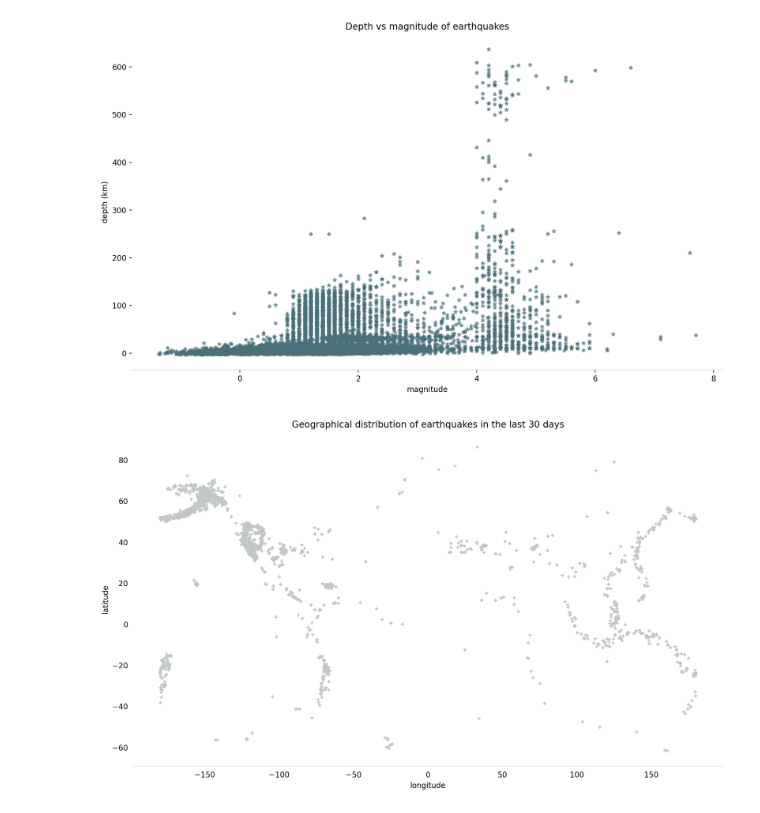
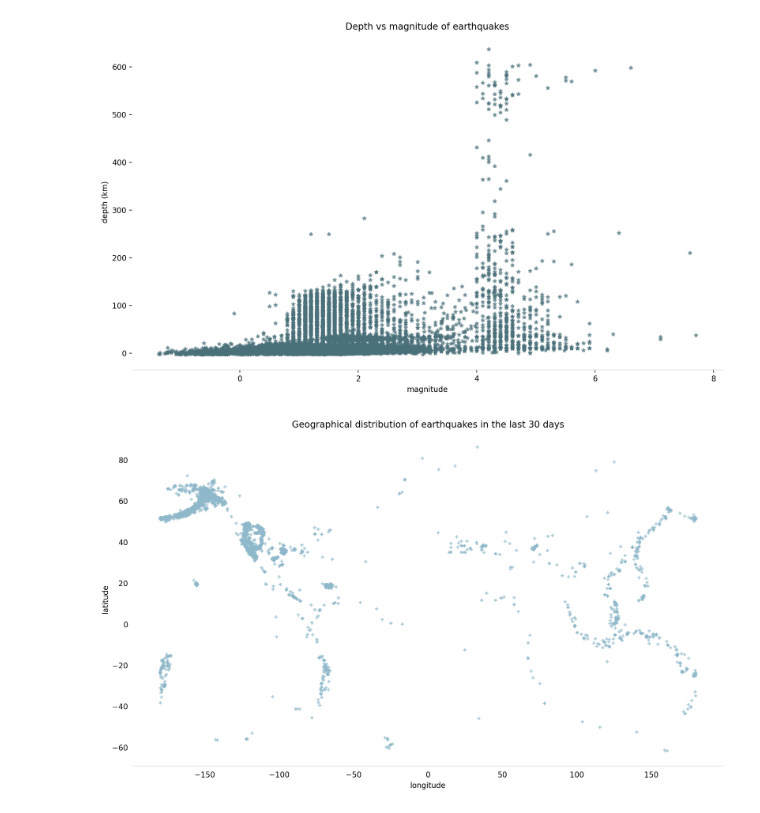
Before and after one commit to sharminsiddique/Assignments-, a Jupyter notebook: data_visu.ipynb, the cells around one changed output. Saved outputs shown, nothing was run; the diff lists cells and outputs as text; code cells hidden in the pictures.

```diff
--- a/data_visu.ipynb
+++ b/data_visu.ipynb
@@ -337,25 +337,25 @@ mag_data.tick_params(bottom=False, left=False)
 # %%
 ## geographic visualisation
 import matplotlib.pyplot as plt
 from matplotlib import image
 
 lat_long = earthquake_data.plot(kind = "scatter",
                                 x = "longitude",
                                 y= "latitude",
                                 figsize=(14,8),
                                 marker = "+",
                                 title = "Geographical distribution of earthquakes in the last 30 days",
-                                color = "#C2C8C5",
-                                alpha = 1)
+                                color = "#8FB8CA",
+                                alpha = 0.7)
 
 
 
 
 %config InlineBackend.figure_format='retina'
 lat_long.spines['top'].set_visible(False)
 lat_long.spines['right'].set_visible(False)
 lat_long.spines['left'].set_visible(False)
 lat_long.spines['bottom'].set_color('#DDDDDD')
 lat_long.tick_params(bottom=False, left=False)
 # %% [output]
-[figure, old version]
+[figure, new version]
```
Also changed, not shown: 2 other files.
